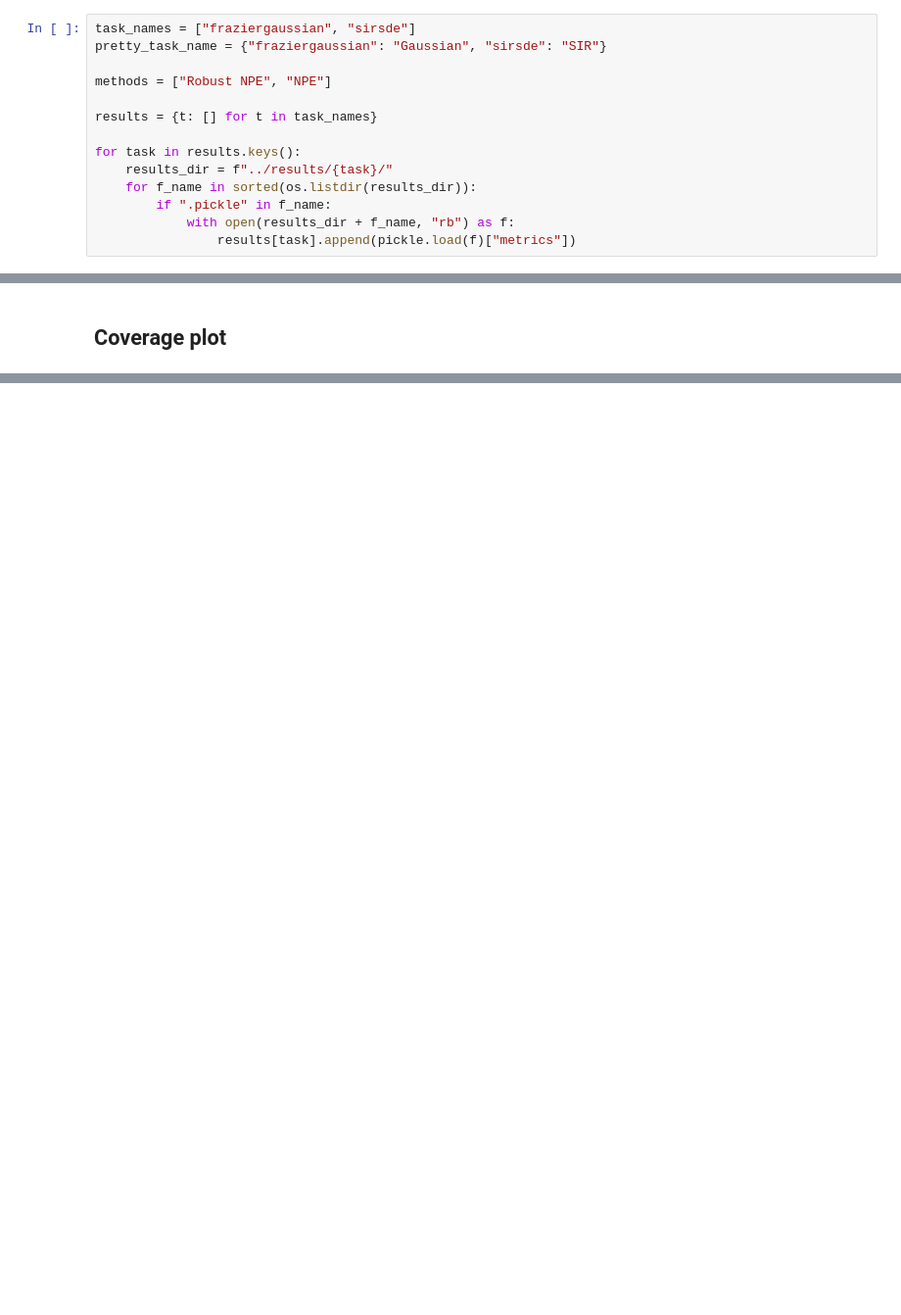
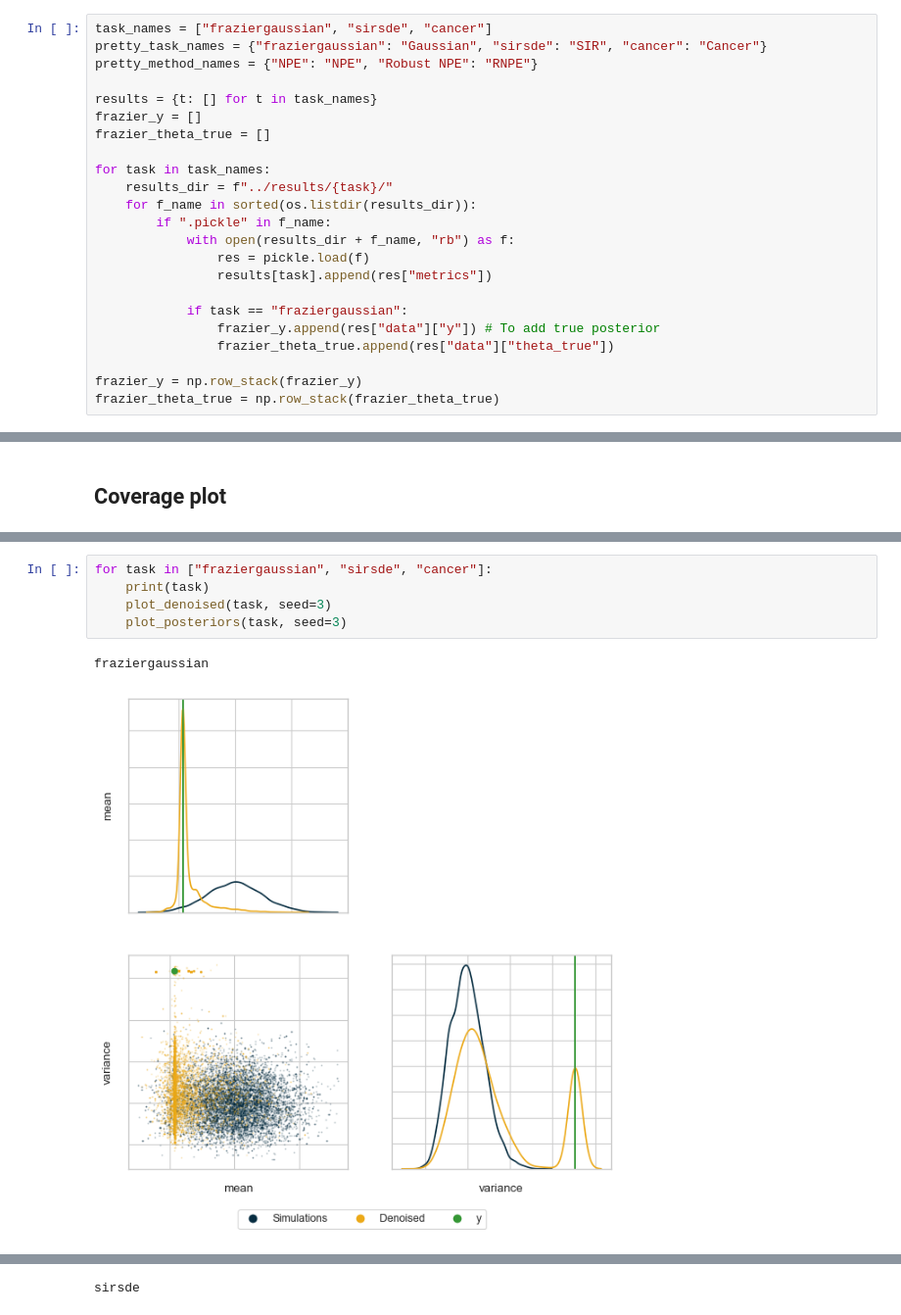
Before and after one commit to danielward27/rnpe, a Jupyter notebook: scripts/plot_results.ipynb, the cells around one changed output, grey strips where cells are left out. Shown at 98% size. Drawn from its saved outputs; the diff is of its cells as text; blank space fills up the shorter version.

```diff
--- a/scripts/plot_results.ipynb
+++ b/scripts/plot_results.ipynb
@@ -14,19 +16,28 @@ from plotnine import (
     coord_fixed, element_text
     )
 # %%
-task_names = ["fraziergaussian", "sirsde"]
-pretty_task_name = {"fraziergaussian": "Gaussian", "sirsde": "SIR"}
-
-methods = ["Robust NPE", "NPE"]
+task_names = ["fraziergaussian", "sirsde", "cancer"]
+pretty_task_names = {"fraziergaussian": "Gaussian", "sirsde": "SIR", "cancer": "Cancer"}
+pretty_method_names = {"NPE": "NPE", "Robust NPE": "RNPE"}
 
 results = {t: [] for t in task_names}
+frazier_y = []
+frazier_theta_true = []
 
-for task in results.keys():
+for task in task_names:
     results_dir = f"../results/{task}/"
     for f_name in sorted(os.listdir(results_dir)):
         if ".pickle" in f_name:
             with open(results_dir + f_name, "rb") as f:
-                results[task].append(pickle.load(f)["metrics"])
+                res = pickle.load(f)
+                results[task].append(res["metrics"])
+
+            if task == "fraziergaussian":
+                frazier_y.append(res["data"]["y"]) # To add true posterior
+                frazier_theta_true.append(res["data"]["theta_true"])
+
+frazier_y = np.row_stack(frazier_y)
+frazier_theta_true = np.row_stack(frazier_theta_true)
 # %%
 df_list = []
 
@@ -123,0 +216,8 @@ p
+# %%
+for task in ["fraziergaussian", "sirsde", "cancer"]:
+    print(task)
+    plot_denoised(task, seed=3)
+    plot_posteriors(task, seed=3)
+# %% [output]
+fraziergaussian
+[figure, added]
@@ -123,0 +225 @@ p
+sirsde
```
Also changed, not shown: parts of 17 cells of this notebook, 9 other files.
